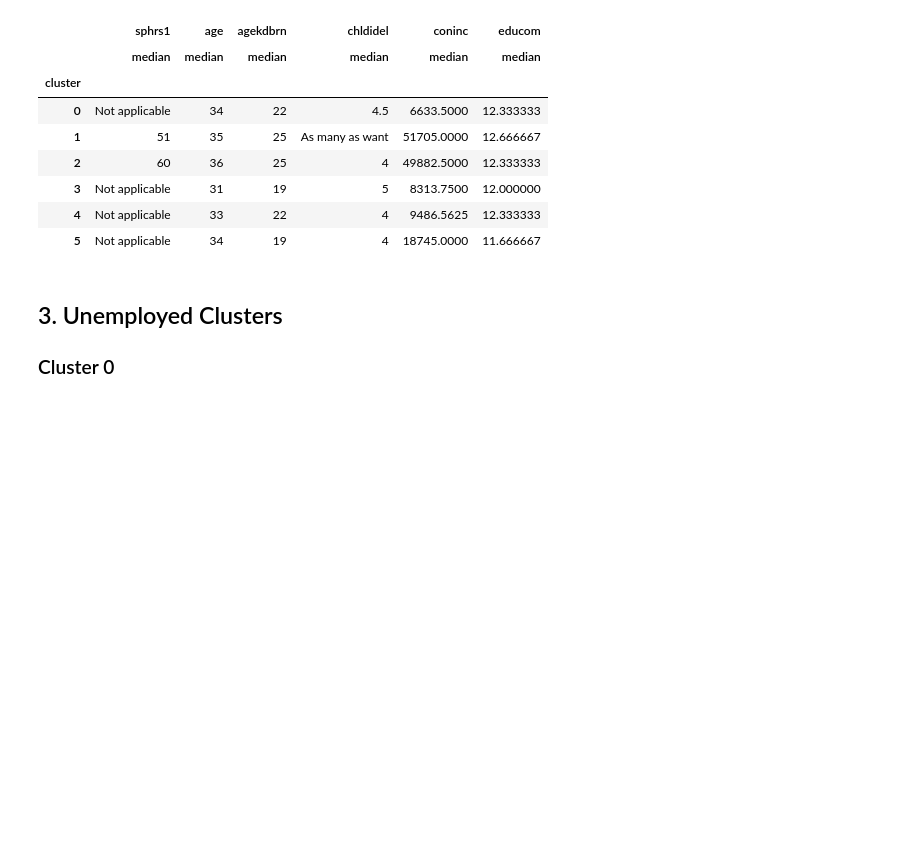
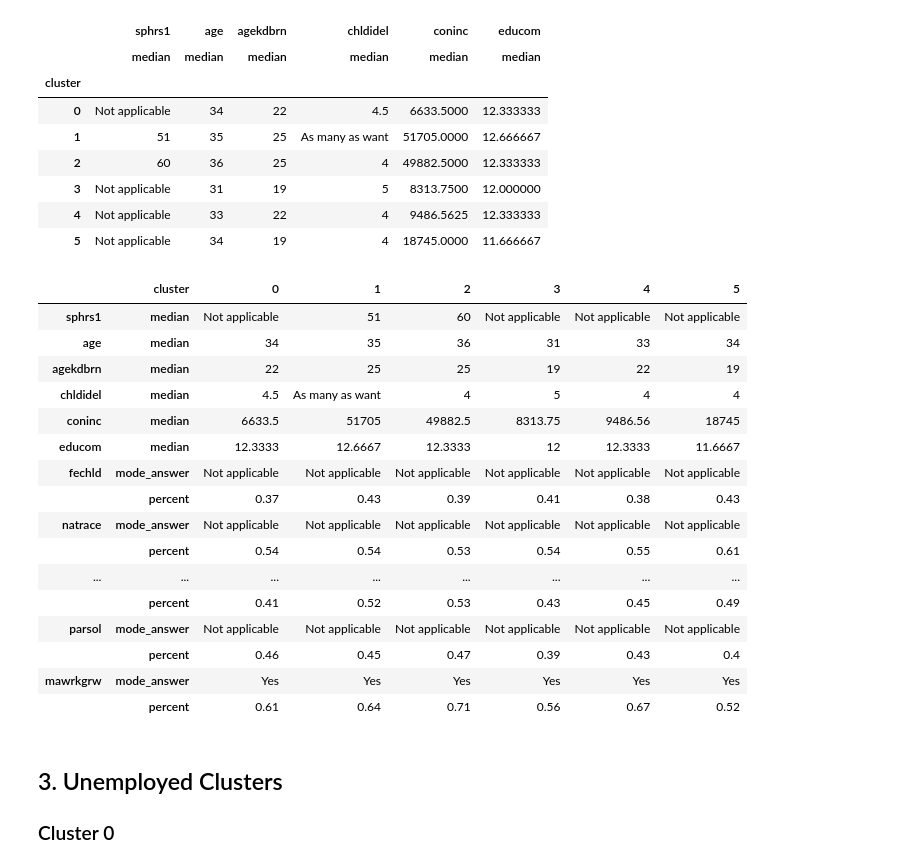
Before and after one commit to banjopickin/women_workforce, a Jupyter notebook: FC_analysis.ipynb, the cells around one changed output. Drawn from its saved outputs; the diff is of its cells as text; code cells hidden in the pictures; blank space fills up the shorter version.

```diff
--- a/FC_analysis.ipynb
+++ b/FC_analysis.ipynb
@@ -91,6 +91,26 @@ cat_cols = list(set(df.columns) - set(sv.num_cols) - set(['cluster']))
 df_cat = df.groupby('cluster')[cat_cols].agg([mode_answer,percent])
 # %%
 df_summary = pd.concat([df_num,df_cat],axis =1)
+# %%
+df_summary.T
+# %% [output]
+|  | cluster | 0 | 1 | 2 | 3 | 4 | 5 |
+| sphrs1 | median | Not applicable | 51 | 60 | Not applicable | Not applicable | Not applicable |
+| age | median | 34 | 35 | 36 | 31 | 33 | 34 |
+| agekdbrn | median | 22 | 25 | 25 | 19 | 22 | 19 |
+| chldidel | median | 4.5 | As many as want | 4 | 5 | 4 | 4 |
+| coninc | median | 6633.5 | 51705 | 49882.5 | 8313.75 | 9486.56 | 18745 |
+| educom | median | 12.3333 | 12.6667 | 12.3333 | 12 | 12.3333 | 11.6667 |
+| fechld | mode_answer | Not applicable | Not applicable | Not applicable | Not applicable | Not applicable | Not applicable |
+|  | percent | 0.37 | 0.43 | 0.39 | 0.41 | 0.38 | 0.43 |
+| natrace | mode_answer | Not applicable | Not applicable | Not applicable | Not applicable | Not applicable | Not applicable |
+|  | percent | 0.54 | 0.54 | 0.53 | 0.54 | 0.55 | 0.61 |
+| ... | ... | ... | ... | ... | ... | ... | ... |
+|  | percent | 0.41 | 0.52 | 0.53 | 0.43 | 0.45 | 0.49 |
+| parsol | mode_answer | Not applicable | Not applicable | Not applicable | Not applicable | Not applicable | Not applicable |
+|  | percent | 0.46 | 0.45 | 0.47 | 0.39 | 0.43 | 0.4 |
+| mawrkgrw | mode_answer | Yes | Yes | Yes | Yes | Yes | Yes |
+|  | percent | 0.61 | 0.64 | 0.71 | 0.56 | 0.67 | 0.52 |
 # %% [markdown]
 ## 3. Unemployed Clusters
 
```
Also changed, not shown: parts of 1 cell of this notebook, 2 other files.
